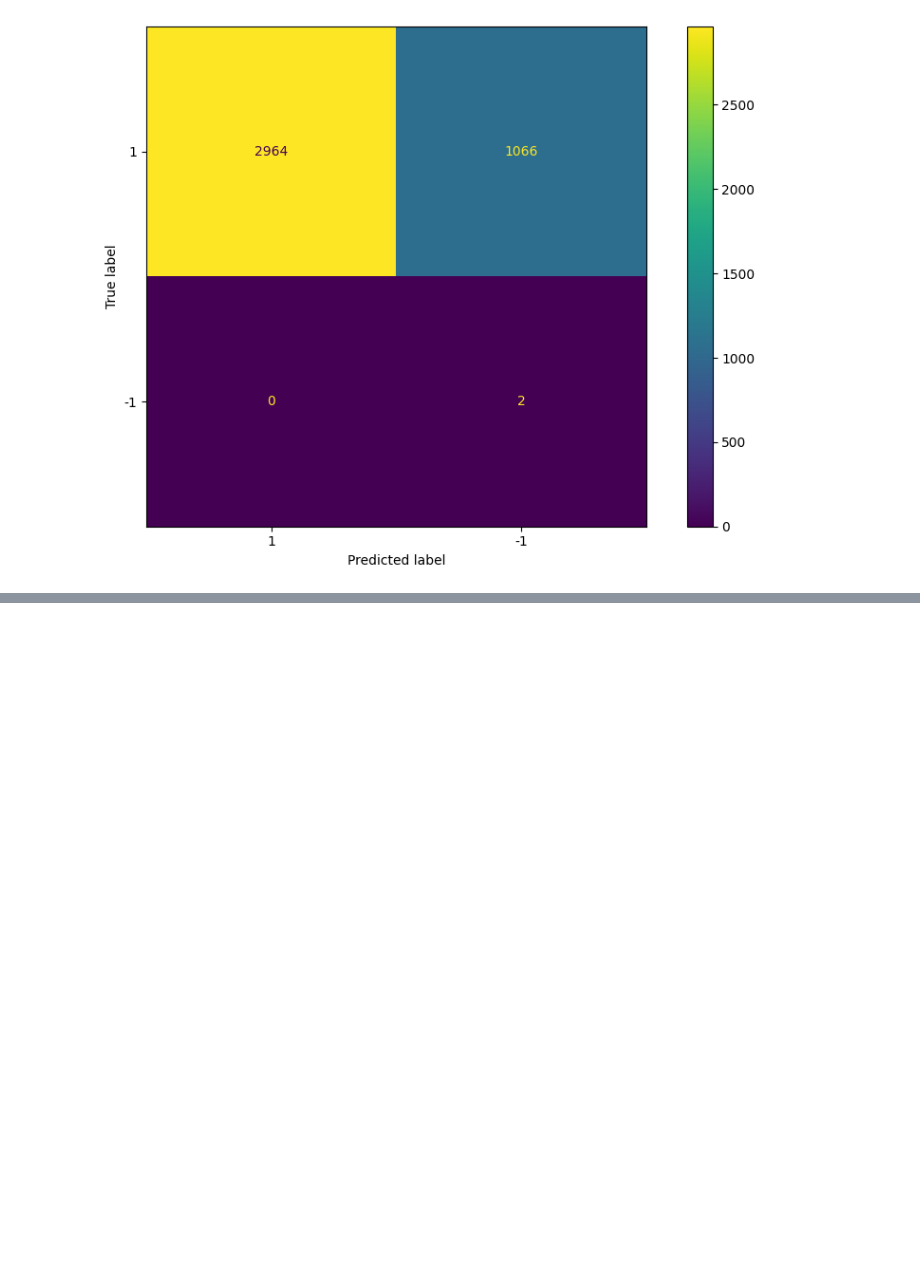
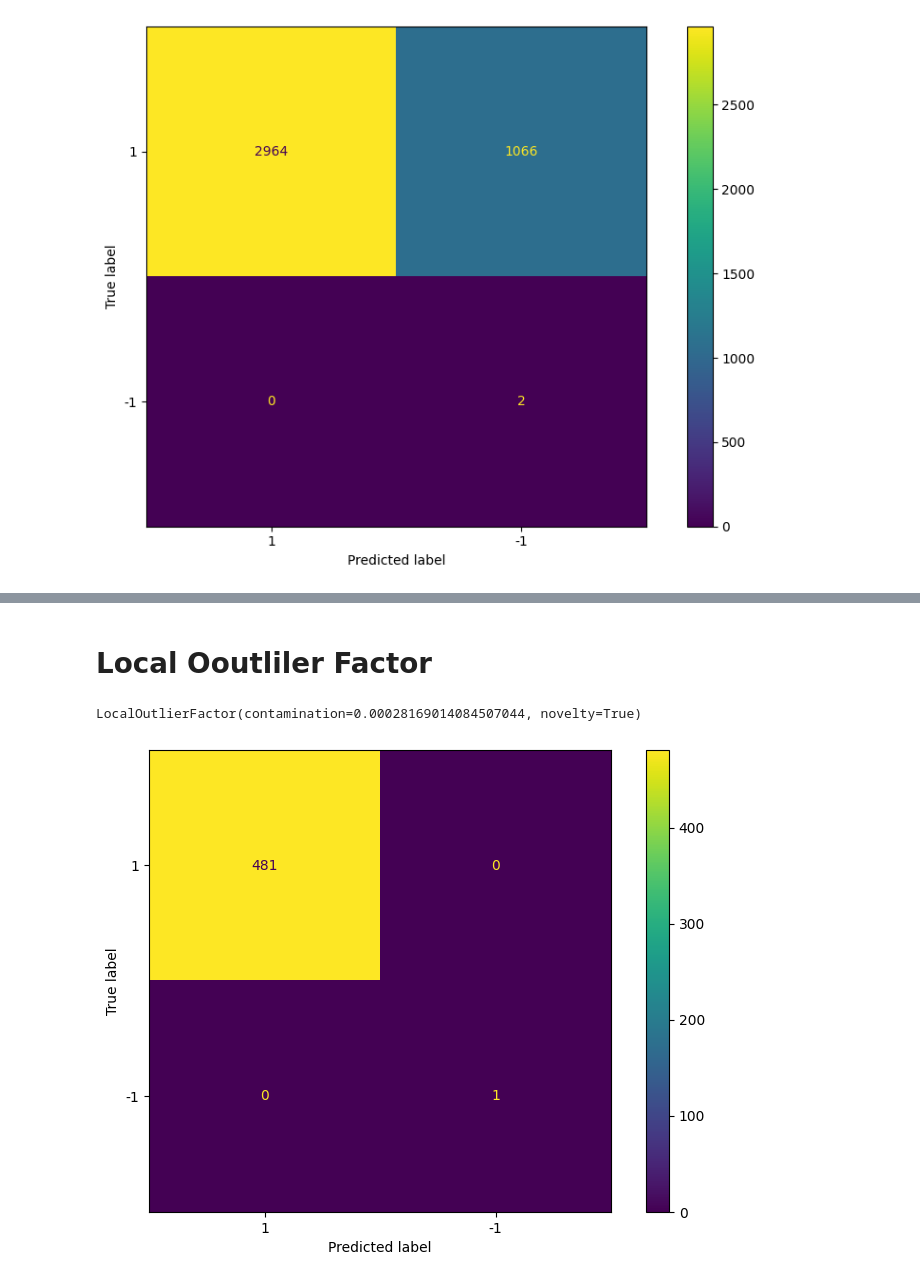
Before and after one commit to jahez07/anomalyDetection, a Jupyter notebook: anomaly_detection_timeSeries.ipynb, the cells around one changed output, grey strips where cells are left out. Saved outputs shown, nothing was run; the diff lists cells and outputs as text; code cells hidden in the pictures; blank space fills up the shorter version.

```diff
--- a/anomaly_detection_timeSeries.ipynb
+++ b/anomaly_detection_timeSeries.ipynb
@@ -131,0 +162,20 @@ from sklearn.ensemble import IsolationForest
+# %% [markdown]
+# Local Ooutliler Factor
+# %%
+from sklearn.neighbors import LocalOutlierFactor
+
+lof = LocalOutlierFactor(contamination=contamination, novelty=True)
+
+lof.fit(X_train)
+# %% [output]
+LocalOutlierFactor(contamination=0.00028169014084507044, novelty=True)
+# %%
+preds_lof = lof.predict(test['value'].values.reshape(-1,1))
+# %%
+cm = confusion_matrix(test['is_anomaly'], preds_lof, labels=[1, -1])
+
+disp_cm = ConfusionMatrixDisplay(cm, display_labels=[1, -1])
+
+disp_cm.plot();
+# %% [output]
+[figure, added]
```
Also changed, not shown: parts of 5 cells of this notebook.
